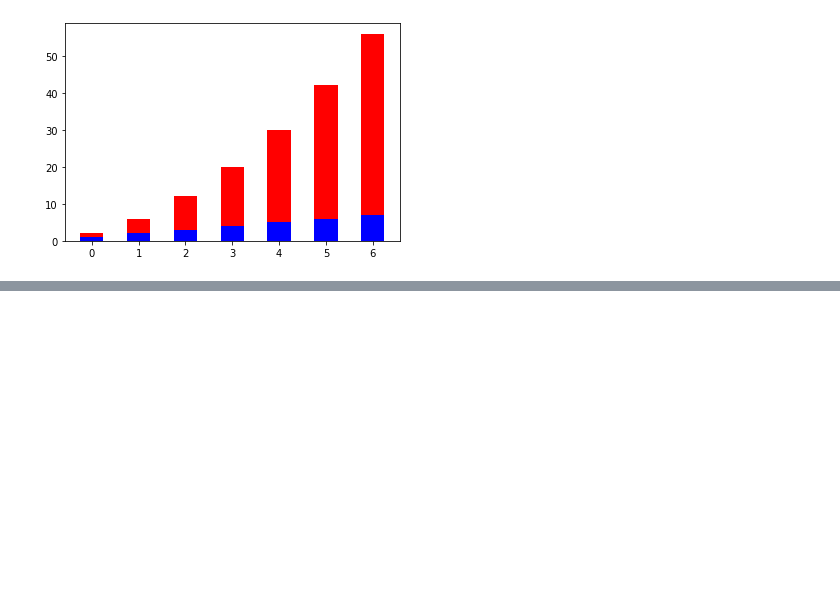
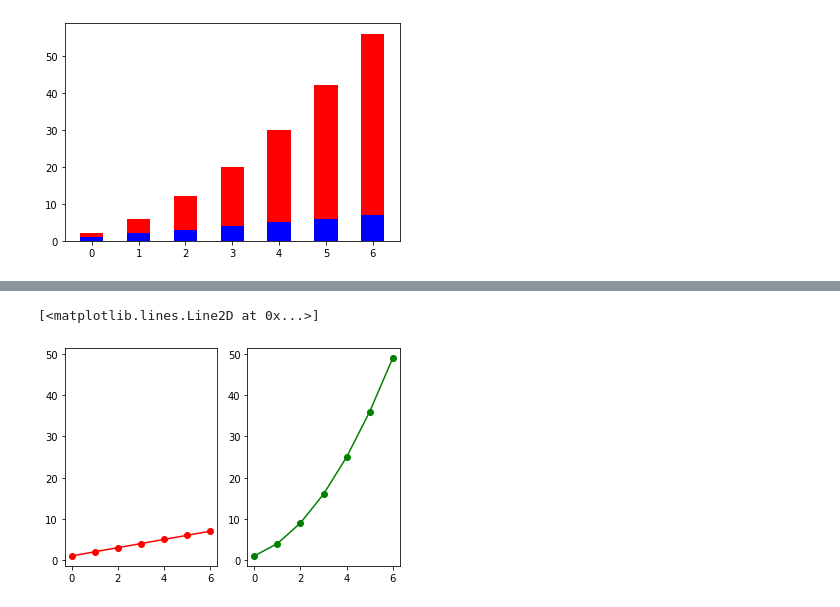
Before and after one commit to adithyanarayanan/Py-Plotting, a Jupyter notebook: Python_Plots_.ipynb, the cells around one changed output, grey strips where cells are left out. Drawn from its saved outputs; the diff is of its cells as text; code cells hidden in the pictures; blank space fills up the shorter version.

```diff
--- a/Python_Plots_.ipynb
+++ b/Python_Plots_.ipynb
@@ -99,0 +126,10 @@ plt.bar(pos, quadratic, width = 0.5, bottom =linear_data, color="red")
+# %%
+plt.figure()
+ax1 = plt.subplot(1,2,1) # refers to subplot 1 in a plot of 1 row and 2 columns
+plt.plot(linear_data, '-o', c="red")
+
+plt.subplot(1,2,2, sharey = ax1) # Locks Y axis, can lock x axis with the same methods
+plt.plot(quadratic, '-o', c="green")
+# %% [output]
+[<matplotlib.lines.Line2D at 0x...>]
+[figure, added]
```
Also changed, not shown: parts of 15 cells of this notebook.
